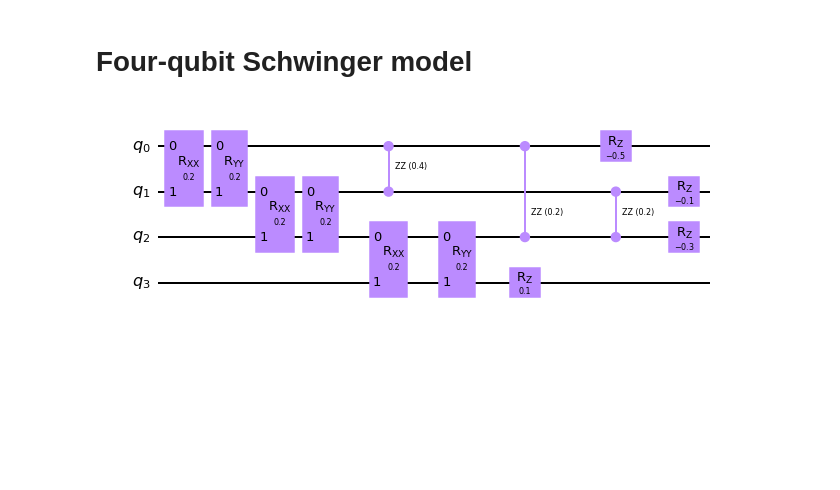
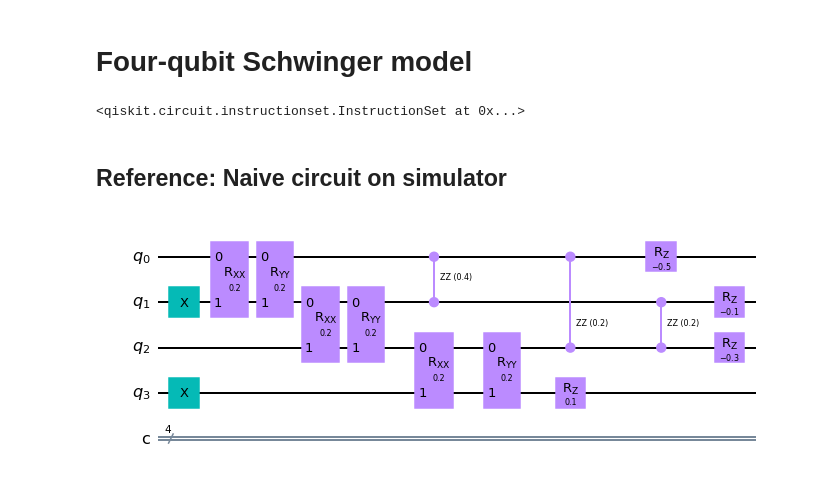
Before and after one commit to yiiyama/qc_random, a Jupyter notebook: four_qubit_schwinger/circuits.ipynb, the cells around one changed output. Saved outputs shown, nothing was run; the diff lists cells and outputs as text; code cells hidden in the pictures; blank space fills up the shorter version.

```diff
--- a/four_qubit_schwinger/circuits.ipynb
+++ b/four_qubit_schwinger/circuits.ipynb
@@ -140,5 +37,13 @@ def two_steps(J, mu, omegadt, crs=None, cxs=None):
+# %%
+initial = QuantumCircuit(nsites, nsites)
+initial.x(1)
+initial.x(3)
+# %% [output]
+<qiskit.circuit.instructionset.InstructionSet at 0x...>
+# %% [markdown]
+## Reference: Naive circuit on simulator
 # %%
-naive_ref = single_step(J, mu, omegadt)
-naive_ref.draw('mpl')
+reference = initial.compose(single_step_no_opt(J, mu, omegadt))
+reference.draw('mpl')
 # %% [output]
-[figure, old version]
+[figure, new version]
```
Also changed, not shown: parts of 36 cells of this notebook, 3 other files.
